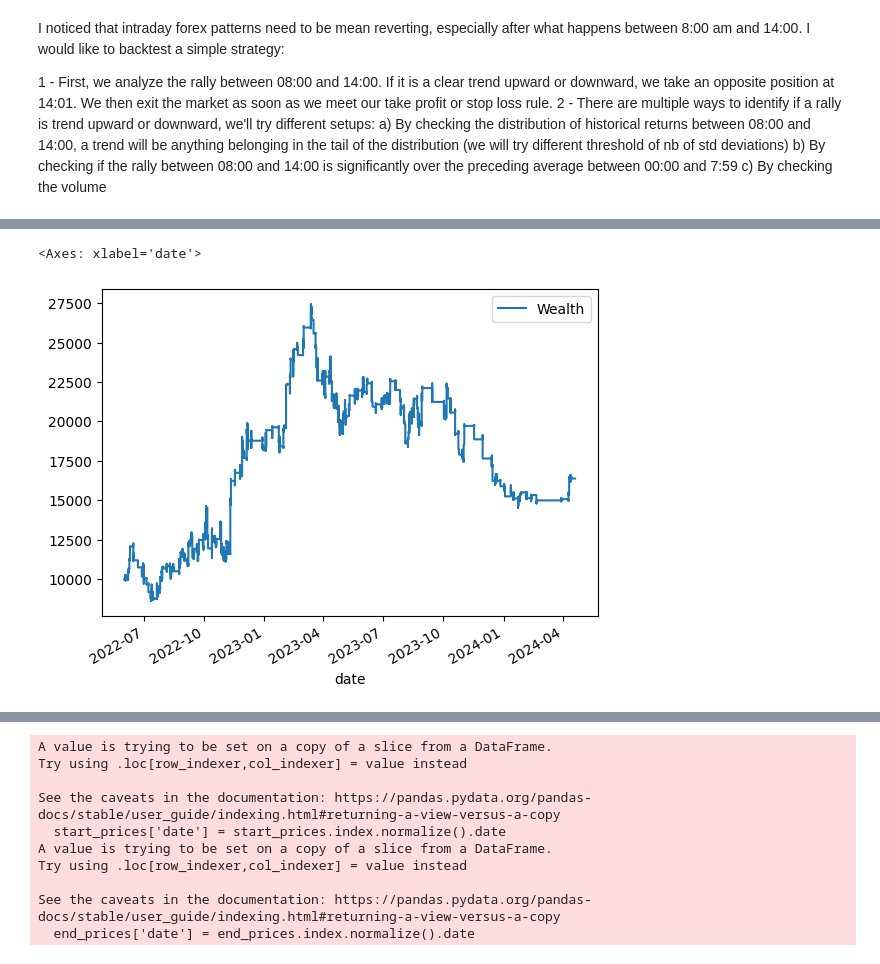
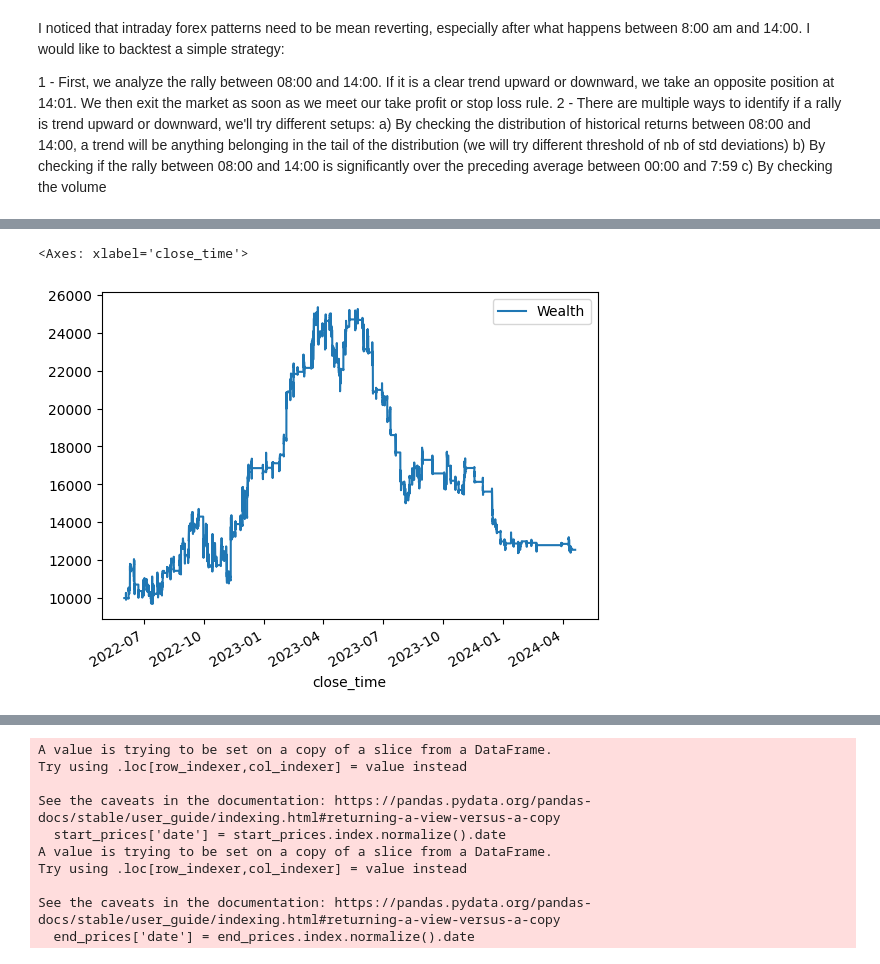
Before and after one commit to vtroude/QuantAndCo, a Jupyter notebook: Research/Forex_MeanReversion.ipynb, the cells around one changed output, grey strips where cells are left out. Drawn from its saved outputs; the diff is of its cells as text; code cells hidden in the pictures.

Commit message:
Intraday mean-reversion strategy

```diff
--- a/Research/Forex_MeanReversion.ipynb
+++ b/Research/Forex_MeanReversion.ipynb
@@ -61,18 +61,19 @@ def plot_histogram(df, start_time, end_time, column="Close"):
     return mean_returns, std_returns
 
 
-def MeanReversionIntraday(df, start_time, end_time, last_train_date, price_column, long_thres, short_thres):
+def MeanReversionIntraday(df, start_time, end_time,
+                          last_train_date, price_column, long_thres, short_thres):
     train_df = df.loc[df.index<=last_train_date]
     comb_train = calculate_periodic_returns(train_df, start_time, end_time)
     mu, sigma = plot_histogram(comb_train, start_time, end_time, price_column)
-    test_df = df.loc[df.index > last_train_date]
+    test_df_init = df.loc[df.index > last_train_date]
 
-    comb_test = calculate_periodic_returns(test_df, start_time, end_time)
+    comb_test = calculate_periodic_returns(test_df_init, start_time, end_time)
 
     end_test_time = datetime.strptime(end_time, '%H:%M') + timedelta(minutes=1)
     str_test_time = end_test_time.strftime('%H:%M')
 
-    test_df = test_df.between_time(str_test_time, '23:59')
+    test_df = test_df_init.between_time(str_test_time, '23:59')
 
     test_df['date'] = test_df.index.normalize().date
     test_df.date = pd.to_datetime(test_df.date)
@@ -91,6 +92,16 @@ def MeanReversionIntraday(df, start_time, end_time, last_train_date, price_colum
 
     test_df["signal"] = (test_df[f"{start_time[:2]}-{end_time[:2]}_return"] <= mu + long_thres * sigma) * 1 + (test_df[f"{start_time[:2]}-{end_time[:2]}_return"] >= mu + short_thres * sigma) * -1
 
+    test_df = pd.merge(test_df_init, test_df.set_index('close_time').drop(columns="Close"), right_index=True, left_index=True, how='left')
+    test_df["signal"].ffill(inplace=True)
+    test_df[f"{start_time[:2]}-{end_time[:2]}_return"].ffill(inplace=True)
+
+    test_df["timestamp"] = pd.to_datetime(test_df.index)
+    previous_hour = str(int(end_time[:2]) - 1) + ':59'
+    filtered_df = test_df[(test_df["timestamp"].dt.time >= pd.to_datetime('00:00').time()) & (test_df["timestamp"].dt.time <= pd.to_datetime(end_time).time())]
+
+    test_df.loc[filtered_df.index, "signal"] = 0 #always exit the position at the end of the day and can only re-start after end_time
+
     return test_df
 # %%
 def vectorized_backtesting(df, leverage, fees, initial_wealth=10_000, price_column='Close',
@@ -170,8 +193,8 @@ See the caveats in the documentation: https://pandas.pydata.org/pandas-docs/stab
 
 #>= 15%/mois avec - fréquence de drawdown > 10%
 # %%
-bt = vectorized_backtesting(signal_df, leverage=10, fees=0.00007, stop_loss=-0.02)
+bt = vectorized_backtesting(signal_df, leverage=10, fees=0.00007)
 bt[["Wealth"]].plot()
 # %% [output]
-<Axes: xlabel='date'>
+<Axes: xlabel='close_time'>
-[figure, old version]
+[figure, new version]
```
Also changed, not shown: parts of 4 cells of this notebook, 4 other files.
